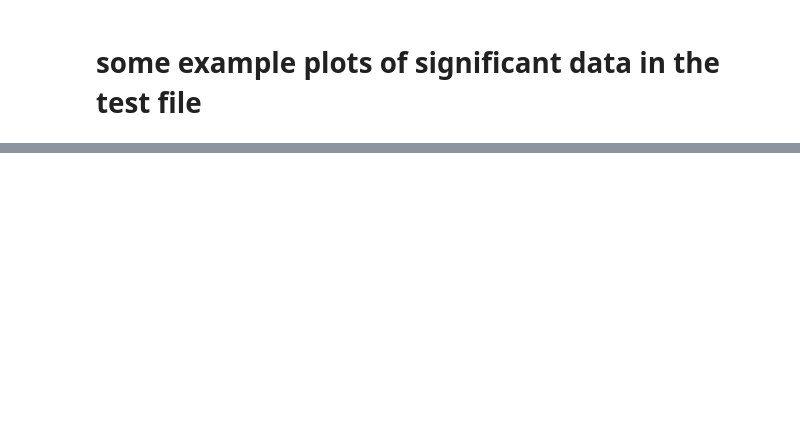
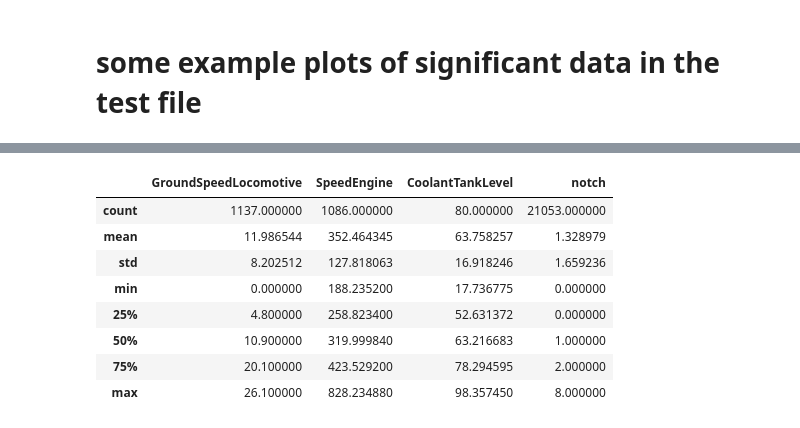
Before and after one commit to tonyroy/long-test, a Jupyter notebook: long.ipynb, the cells around one changed output, grey strips where cells are left out. Saved outputs shown, nothing was run; the diff lists cells and outputs as text; code cells hidden in the pictures; blank space fills up the shorter version.

```diff
--- a/long.ipynb
+++ b/long.ipynb
@@ -92,0 +138,13 @@ pdata.plot( kind="line", y='CoolantTankLevel')
+# %%
+# summarise some specific tags
+full[['GroundSpeedLocomotive','SpeedEngine','CoolantTankLevel','notch']].describe()
+# %% [output]
+|  | GroundSpeedLocomotive | SpeedEngine | CoolantTankLevel | notch |
+| count | 1137.000000 | 1086.000000 | 80.000000 | 21053.000000 |
+| mean | 11.986544 | 352.464345 | 63.758257 | 1.328979 |
+| std | 8.202512 | 127.818063 | 16.918246 | 1.659236 |
+| min | 0.000000 | 188.235200 | 17.736775 | 0.000000 |
+| 25% | 4.800000 | 258.823400 | 52.631372 | 0.000000 |
+| 50% | 10.900000 | 319.999840 | 63.216683 | 1.000000 |
+| 75% | 20.100000 | 423.529200 | 78.294595 | 2.000000 |
+| max | 26.100000 | 828.234880 | 98.357450 | 8.000000 |
```
Also changed, not shown: parts of 12 cells of this notebook.
